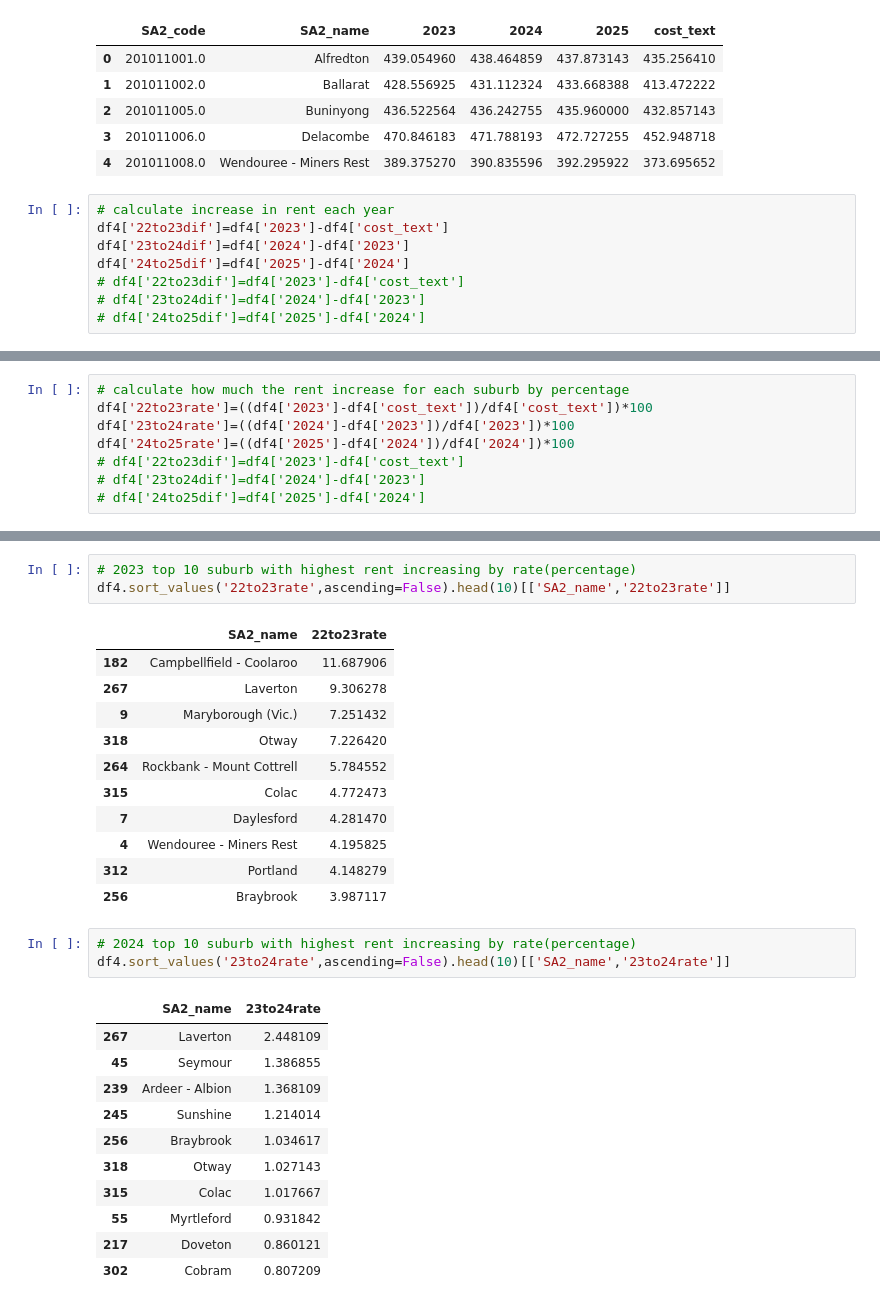
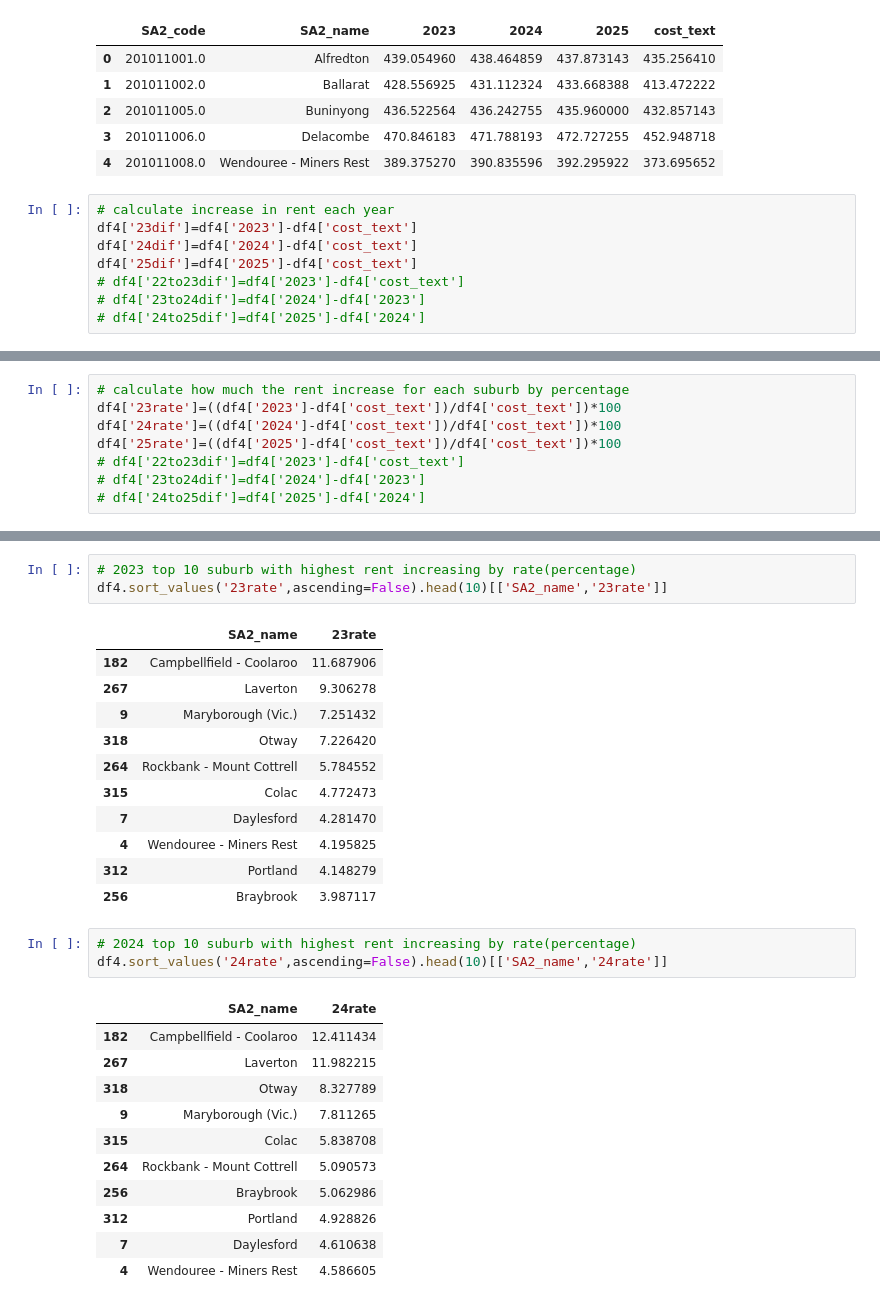
Before and after one commit to MAST30034-Applied-Data-Science/generic-real-estate-consulting-project-group-22, a Jupyter notebook: notebooks/linear_predict.ipynb, the cells around one changed output, grey strips where cells are left out. Saved outputs shown, nothing was run; the diff lists cells and outputs as text.

```diff
--- a/notebooks/linear_predict.ipynb
+++ b/notebooks/linear_predict.ipynb
@@ -410,9 +410,9 @@ df4.head()
 | 4 | 201011008.0 | Wendouree - Miners Rest | 389.375270 | 390.835596 | 392.295922 | 373.695652 |
 # %%
 # calculate increase in rent each year
-df4['22to23dif']=df4['2023']-df4['cost_text']
-df4['23to24dif']=df4['2024']-df4['2023']
-df4['24to25dif']=df4['2025']-df4['2024']
+df4['23dif']=df4['2023']-df4['cost_text']
+df4['24dif']=df4['2024']-df4['cost_text']
+df4['25dif']=df4['2025']-df4['cost_text']
 # df4['22to23dif']=df4['2023']-df4['cost_text']
 # df4['23to24dif']=df4['2024']-df4['2023']
 # df4['24to25dif']=df4['2025']-df4['2024']
@@ -428,8 +428,8 @@ df4.head()
 # %%
 # calculate how much the rent increase for each suburb by percentage
-df4['22to23rate']=((df4['2023']-df4['cost_text'])/df4['cost_text'])*100
-df4['23to24rate']=((df4['2024']-df4['2023'])/df4['2023'])*100
-df4['24to25rate']=((df4['2025']-df4['2024'])/df4['2024'])*100
+df4['23rate']=((df4['2023']-df4['cost_text'])/df4['cost_text'])*100
+df4['24rate']=((df4['2024']-df4['cost_text'])/df4['cost_text'])*100
+df4['25rate']=((df4['2025']-df4['cost_text'])/df4['cost_text'])*100
 # df4['22to23dif']=df4['2023']-df4['cost_text']
 # df4['23to24dif']=df4['2024']-df4['2023']
 # df4['24to25dif']=df4['2025']-df4['2024']
@@ -490,8 +490,8 @@ df4.sort_values('24to25dif',ascending=False).head(10)[['SA2_name','24to25dif']]
 # %%
 # 2023 top 10 suburb with highest rent increasing by rate(percentage)
-df4.sort_values('22to23rate',ascending=False).head(10)[['SA2_name','22to23rate']]
+df4.sort_values('23rate',ascending=False).head(10)[['SA2_name','23rate']]
 # %% [output]
-|  | SA2_name | 22to23rate |
+|  | SA2_name | 23rate |
 | 182 | Campbellfield - Coolaroo | 11.687906 |
 | 267 | Laverton | 9.306278 |
 | 9 | Maryborough (Vic.) | 7.251432 |
@@ -504,18 +504,18 @@ df4.sort_values('22to23rate',ascending=False).head(10)[['SA2_name','22to23rate']
 | 256 | Braybrook | 3.987117 |
 # %%
 # 2024 top 10 suburb with highest rent increasing by rate(percentage)
-df4.sort_values('23to24rate',ascending=False).head(10)[['SA2_name','23to24rate']]
+df4.sort_values('24rate',ascending=False).head(10)[['SA2_name','24rate']]
 # %% [output]
-|  | SA2_name | 23to24rate |
-| 267 | Laverton | 2.448109 |
-| 45 | Seymour | 1.386855 |
-| 239 | Ardeer - Albion | 1.368109 |
-| 245 | Sunshine | 1.214014 |
-| 256 | Braybrook | 1.034617 |
-| 318 | Otway | 1.027143 |
-| 315 | Colac | 1.017667 |
-| 55 | Myrtleford | 0.931842 |
-| 217 | Doveton | 0.860121 |
-| 302 | Cobram | 0.807209 |
+|  | SA2_name | 24rate |
+| 182 | Campbellfield - Coolaroo | 12.411434 |
+| 267 | Laverton | 11.982215 |
+| 318 | Otway | 8.327789 |
+| 9 | Maryborough (Vic.) | 7.811265 |
+| 315 | Colac | 5.838708 |
+| 264 | Rockbank - Mount Cottrell | 5.090573 |
+| 256 | Braybrook | 5.062986 |
+| 312 | Portland | 4.928826 |
+| 7 | Daylesford | 4.610638 |
+| 4 | Wendouree - Miners Rest | 4.586605 |
 # %%
 # 2025 top 10 suburb with highest rent increasing by rate(percentage)
```
Also changed, not shown: parts of 9 cells of this notebook, 1 other file.
